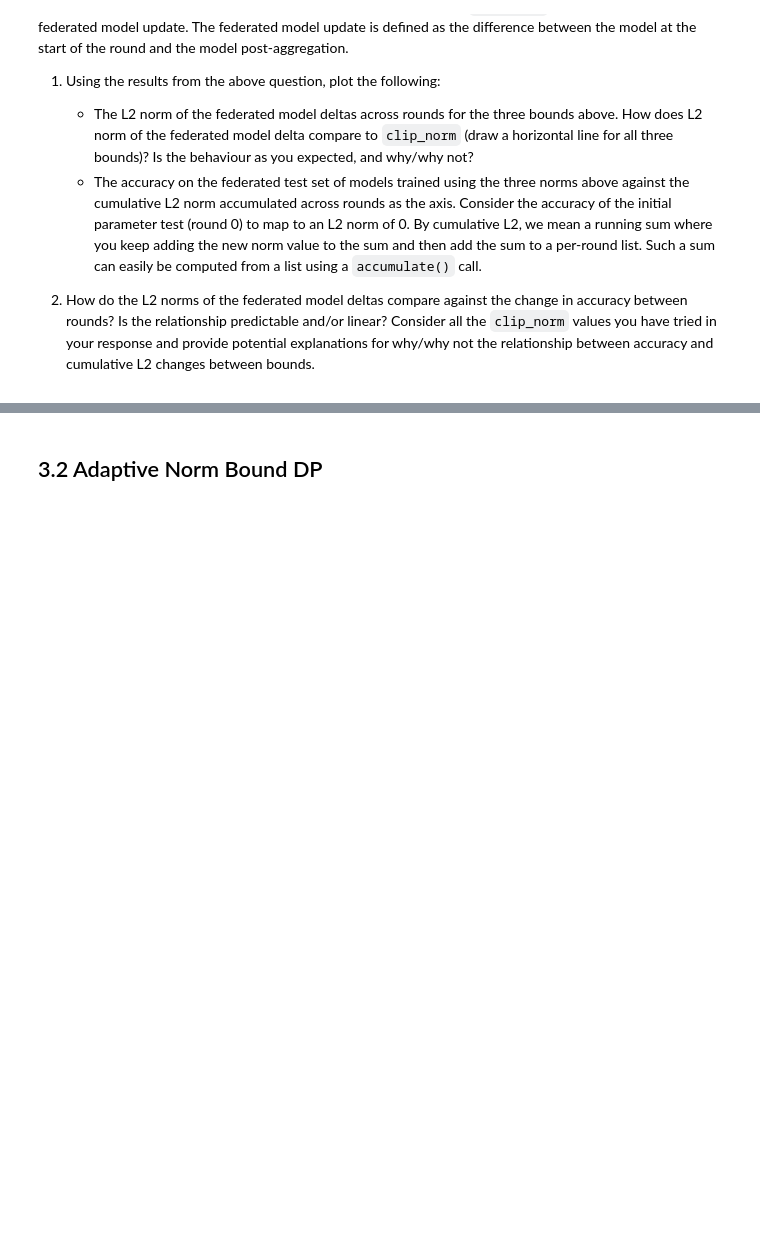
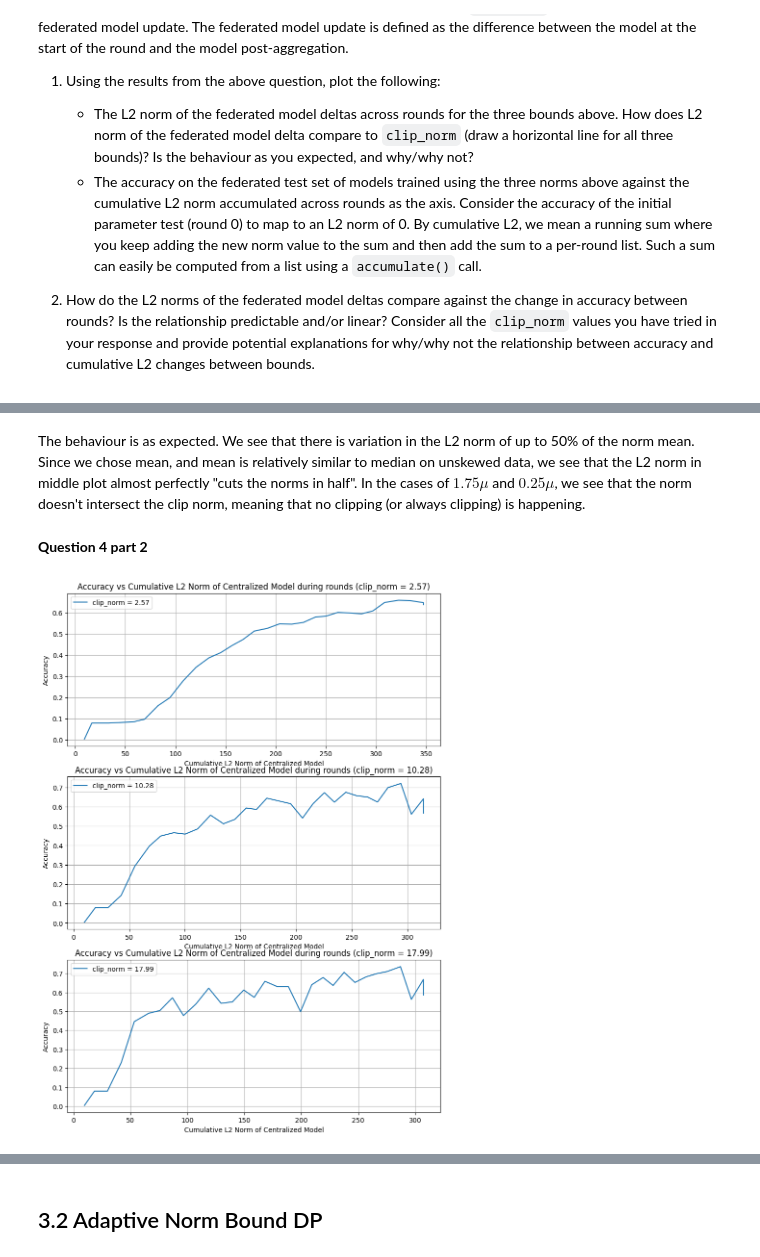
Before and after one commit to ppadjin/L361-Federated-Learning, a Jupyter notebook: labs/L361_2025_Lab_3_Privacy_And_Security_Part_1.ipynb, the cells around one changed output, grey strips where cells are left out. Cells and saved outputs as stored; diff of their text form; code cells hidden in the pictures; blank space fills up the shorter version.

```diff
--- a/labs/L361_2025_Lab_3_Privacy_And_Security_Part_1.ipynb
+++ b/labs/L361_2025_Lab_3_Privacy_And_Security_Part_1.ipynb
@@ -701,0 +866,24 @@ This question extends the one above to investigate the effect that the `clip_nor
+# %% [markdown]
+The behaviour is as expected. We see that there is variation in the L2 norm of up to 50% of the norm mean. Since we chose mean, and mean is relatively similar to median on unskewed data, we see that the L2 norm in middle plot almost perfectly "cuts the norms in half". In the cases of $1.75\mu$ and $0.25\mu$, we see that the norm doesn't intersect the clip norm, meaning that no clipping (or always clipping) is happening.
+# %% [markdown]
+**Question 4 part 2**
+# %%
+fig, ax = plt.subplots(3, figsize=(10, 14))
+for i, (clip_val, res) in enumerate(results.items()):
+    _, hist = res[0]
+    norms = hist.metrics_distributed_fit['before_clip_norm']
+    norms = [el[1]['avg'] for el in norms] + [0]
+    cum_norms = np.cumsum(norms)
+    test_acc = hist.metrics_centralized['accuracy']
+    test_acc = [el[1] for el in test_acc]
+
+    ax[i].plot(cum_norms, test_acc, label=f'clip_norm = {clip_val:.2f}')
+
+    ax[i].set_xlabel("Cumulative L2 Norm of Centralized Model")
+    ax[i].set_ylabel("Accuracy")
+    ax[i].set_title(f"Accuracy vs Cumulative L2 Norm of Centralized Model during rounds (clip_norm = {clip_val:.2f})")
+    ax[i].legend()
+    ax[i].grid(True)
+plt.show()
+# %% [output]
+[figure, added]
```
Also changed, not shown: parts of 41 cells of this notebook.
